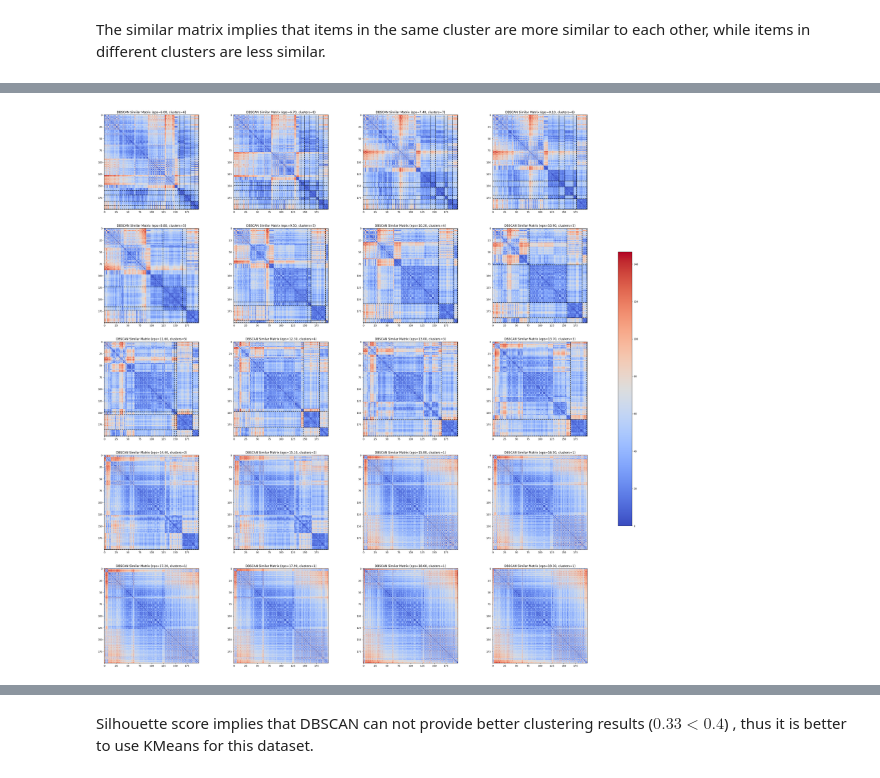
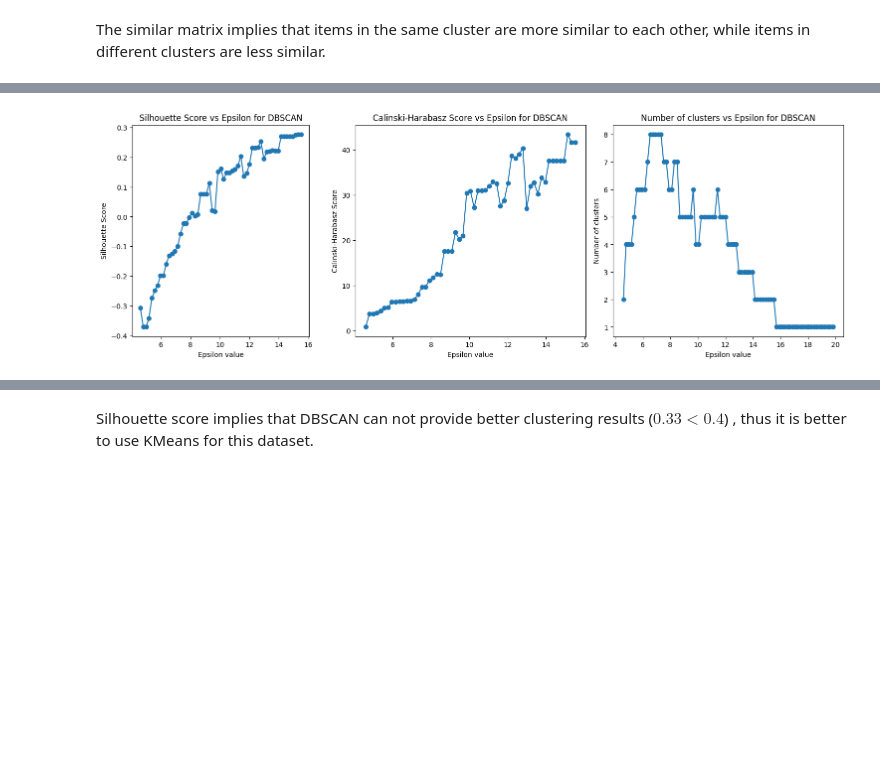
Before and after one commit to juruohejiarui/Homework-AIAA3111-Project, a Jupyter notebook: main_process.ipynb, the cells around one changed output, grey strips where cells are left out. Cells and saved outputs as stored; diff of their text form; code cells hidden in the pictures; blank space fills up the shorter version.

```diff
--- a/main_process.ipynb
+++ b/main_process.ipynb
@@ -2,8 +2,7 @@
 # Read Database
 read database from "./Mall_Customers.csv" and make simple check.
 # %%
-import pandas
-import matplotlib
+import pandas as pd
 import matplotlib.pyplot as plt
 import numpy as np
 import seaborn as sns
@@ -11,10 +10,11 @@ from sklearn.cluster import KMeans, DBSCAN, AgglomerativeClustering
 from sklearn.metrics import silhouette_score, calinski_harabasz_score
 from sklearn.decomposition import PCA
 from sklearn.manifold import TSNE
+from sklearn.preprocessing import StandardScaler
 
 data_path = "./Mall_Customers.csv"
 
-df = pandas.read_csv(data_path)
+df = pd.read_csv(data_path)
 
 print(df.head())
 
@@ -65,7 +65,7 @@ pca.fit((features - np.min(features, axis=0)) / (np.max(features, axis=0) - np.m
 normalized_variances = pca.explained_variance_ratio_
 
 contribute = np.sum((pca.components_)**2 * normalized_variances[:, np.newaxis], axis=0)
-contribute = pandas.Series(contribute, index=numeric_cols)
+contribute = pd.Series(contribute, index=numeric_cols)
 
 # plot it for visualization
 plt.figure(figsize=(8, 5))
@@ -208,17 +234,17 @@ The similar matrix implies that items in the same cluster are more similar to ea
 Do similar things with DBSCAN clustering algorithm.
 # %%
 sse_hist_dbscan = []
-n_row = 5
-n_col = 4
+n_row = 10
+n_col = 10
 
 num_attempts = n_row * n_col
 similar_matrices_dbscan : list[np.ndarray] = []
 cluster_num : list[int] = []
 sep_indices_dbscan = []
-sil_hist_dbscan = []
-cal_hist_dbscan = []
 
-for eps in np.arange(6.0, 20.0, (20.0 - 6.0) / num_attempts) :
+res_dbscan : list[dict] = []
+
+for eps in np.arange(0.5, 20.0, (20.0 - 0.5) / num_attempts) :
 	dbscan = DBSCAN(eps=eps, min_samples=5)
 	dbscan.fit(features)
 	labels_dbscan = dbscan.labels_
@@ -227,60 +253,74 @@ for eps in np.arange(6.0, 20.0, (20.0 - 6.0) / num_attempts) :
 	unique_labels.discard(-1)
 	num_clusters = len(unique_labels)
 	if num_clusters == 0 :
 		continue
 	sse_value = sse(features, labels_dbscan, num_clusters)
 	sse_hist_dbscan.append((eps, sse_value))
 
 	sorted_indices = np.argsort(labels_dbscan)
 	sorted_labels = labels_dbscan[sorted_indices]
 	sorted_features = features[sorted_indices]
 	similar_matrix = np.zeros((len(df), len(df)))
 	sep_indices_dbscan.append([get_range(sorted_labels, k) for k in range(num_clusters)])
 	for i in range(len(df)) :
 		similar_matrix[i, :] = np.linalg.norm(sorted_features - sorted_features[i], axis=1)
 	similar_matrices_dbscan.append(similar_matrix)
 	cluster_num.append(num_clusters)
 
-	sil_hist_value = silhouette_score(features, labels_dbscan)
-	sil_hist_dbscan.append((eps, sil_hist_value))
-	cal_hist_value = calinski_harabasz_score(features, labels_dbscan)
-	cal_hist_dbscan.append((eps, cal_hist_value))
+	sil_hist_value = silhouette_score(features, labels_dbscan) if num_clusters > 1 else np.nan
+	cal_hist_value = calinski_harabasz_score(features, labels_dbscan) if num_clusters > 1 else np.nan
 
 
-# plot similar matrices
-fig, axes = plt.subplots(n_row, n_col, figsize=(45, 40))
-for i in range(n_row) :
-	for j in range(n_col) :
-		index = i * n_col + j
-		if index >= len(similar_matrices_dbscan) :
-			break
-		ax = axes[i, j]
-		im = ax.imshow(similar_matrices_dbscan[index], cmap='coolwarm', interpolation='nearest')
-		# draw separating lines
-		for k in range(1, cluster_num[index]) :
-			ax.axhline(y=sep_indices_dbscan[index][k][-1], color='black', linestyle='--')
-			ax.axvline(x=sep_indices_dbscan[index][k][-1], color='black', linestyle='--')
-		ax.set_title(f"DBSCAN Similar Matrix (eps={sse_hist_dbscan[index][0]:.2f}, clusters={cluster_num[index]})")
-fig.colorbar(im, ax=axes.ravel().tolist(), shrink=0.5)
-plt.show()
+	res_dbscan.append({
+		'eps': eps,
+		'max_k': num_clusters,
+		'sse': sse_value,
+		'sil': sil_hist_value,
+		'CH': cal_hist_value
+	})
 
-# plot silhouette scores for DBSCAN
-eps_values = [item[0] for item in sil_hist_dbscan]
-sil_values = [item[1] for item in sil_hist_dbscan]
-cal_values = [item[1] for item in cal_hist_dbscan]
+# # plot similar matrices
+# fig, axes = plt.subplots(n_row, n_col, figsize=(45, 40))
+# for i in range(n_row) :
+# 	for j in range(n_col) :
+# 		index = i * n_col + j
+# 		if index >= len(similar_matrices_dbscan) :
+# 			break
+# 		ax = axes[i, j]
+# 		im = ax.imshow(similar_matrices_dbscan[index], cmap='coolwarm', interpolation='nearest')
+# 		# draw separating lines
+# 		for k in range(1, cluster_num[index]) :
+# 			ax.axhline(y=sep_indices_dbscan[index][k][-1], color='black', linestyle='--')
+# 			ax.axvline(x=sep_indices_dbscan[index][k][-1], color='black', linestyle='--')
+# 		ax.set_title(f"DBSCAN Similar Matrix (eps={sse_hist_dbscan[index][0]:.2f}, clusters={cluster_num[index]})")
+# fig.colorbar(im, ax=axes.ravel().tolist(), shrink=0.5)
+# plt.show()
 
-plt.figure(figsize=(8, 5))
-plt.subplot(1, 2, 1)
-plt.plot(eps_values, sil_values, marker='o')
+
+plt.figure(figsize=(15, 5), constrained_layout=True)
+plt.subplot(1, 4, 1)
+plt.plot([res['eps'] for res in res_dbscan if not np.isnan(res['sil'])], [res['sil'] for res in res_dbscan if not np.isnan(res['sil'])], marker='o')
 plt.xlabel("Epsilon value")
 plt.ylabel("Silhouette Score")
 plt.title("Silhouette Score vs Epsilon for DBSCAN")
 
-plt.subplot(1, 2, 2)
-plt.plot(eps_values, cal_values, marker='o')
+plt.subplot(1, 3, 2)
+plt.plot([res['eps'] for res in res_dbscan if not np.isnan(res['CH'])], [res['CH'] for res in res_dbscan if not np.isnan(res['CH'])], marker='o')
 plt.xlabel("Epsilon value")
 plt.ylabel("Calinski-Harabasz Score")
 plt.title("Calinski-Harabasz Score vs Epsilon for DBSCAN")
+
+plt.subplot(1, 3, 3)
+plt.plot([res['eps'] for res in res_dbscan if not np.isnan(res['max_k'])], [res['max_k'] for res in res_dbscan if not np.isnan(res['max_k'])], marker='o')
+plt.xlabel("Epsilon value")
+plt.ylabel("Number of clusters")
+plt.title("Number of clusters vs Epsilon for DBSCAN")
 plt.show()
+
+res_dbscan_sorted = sort_search_results(pd.DataFrame(res_dbscan), w_sil=0.7, w_ch=0.3)
+print("DBSCAN clustering results sorted by combined score:")
+print(res_dbscan_sorted)
+opt_eps = float(res_dbscan_sorted.iloc[0]['eps'])
+print(f"Optimal epsilon value for DBSCAN: {opt_eps}")
 # %% [output]
-[figure, old version]
+[figure, new version]
```
Also changed, not shown: parts of 15 cells of this notebook.
